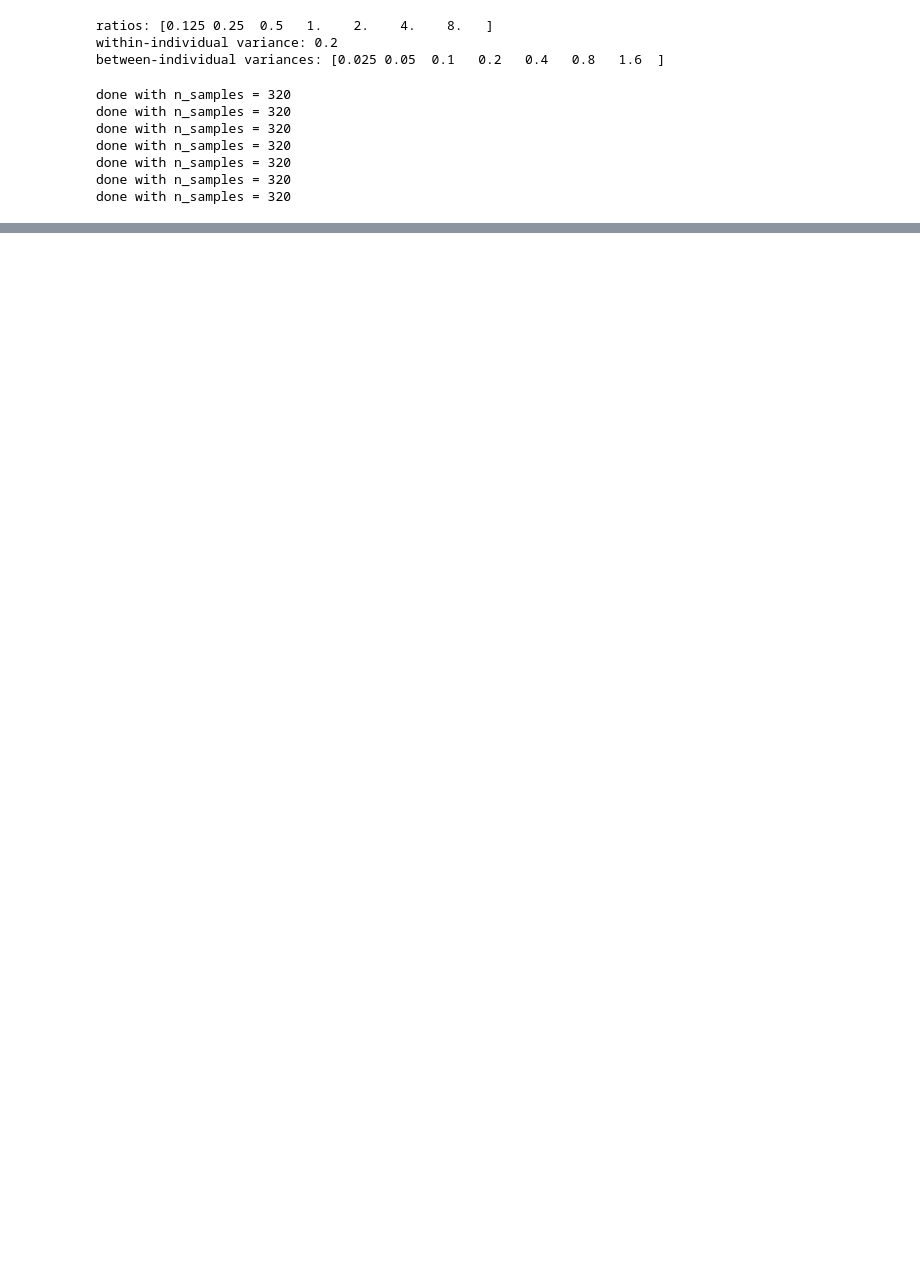
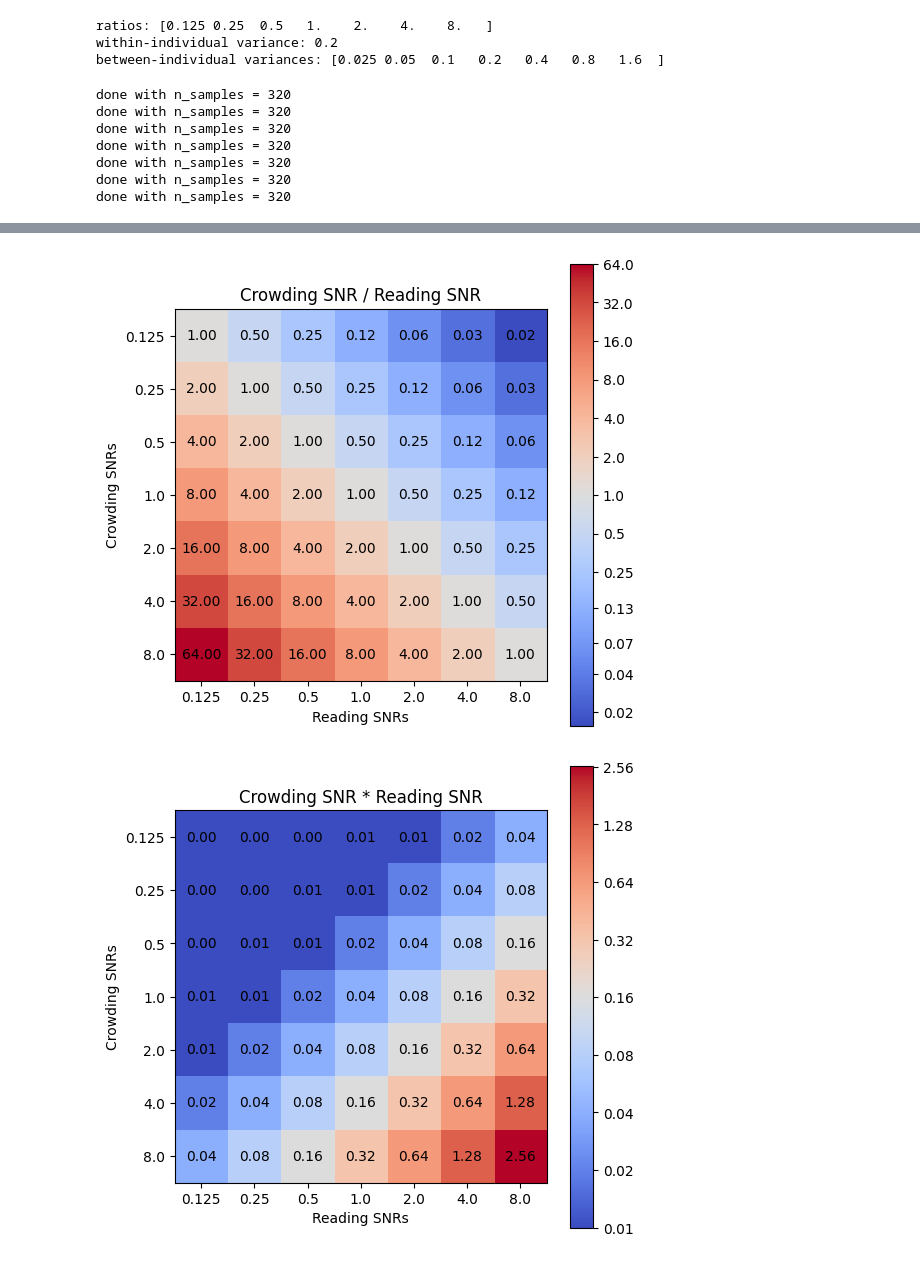
Before and after one commit to fh986/crowding-individual-difference, a Jupyter notebook: simulation_noiseCorrection_crowdingReading_testVariances.ipynb, the cells around one changed output, grey strips where cells are left out. Saved outputs shown, nothing was run; the diff lists cells and outputs as text; code cells hidden in the pictures; blank space fills up the shorter version.

```diff
--- a/simulation_noiseCorrection_crowdingReading_testVariances.ipynb
+++ b/simulation_noiseCorrection_crowdingReading_testVariances.ipynb
@@ -487,8 +488,8 @@ class def_plot_labels:
         self.title = title
         self.x_label = x_label
         self.y_label = y_label
-        self.xticklabels = xticklabels if xticklabels else []
-        self.yticklabels = yticklabels if yticklabels else []
+        self.xticklabels = xticklabels if xticklabels is not None and len(xticklabels) > 0 else []
+        self.yticklabels = yticklabels if yticklabels is not None and len(yticklabels) > 0 else []
         self.cval_min = cval_min if cval_min else None
         self.cval_max = cval_max if cval_max else None
 # %%
@@ -803,0 +841,27 @@ plt.show()
+# %%
+# crowdingSNR_plot_labels = def_plot_labels(title = 'Crowding SNRs')
+# plot_matrix(crowding_btw_var_mtx/within_vars, crowdingSNR_plot_labels, n_ratios)
+
+# readingSNR_plot_labels = def_plot_labels(title = 'Reading SNRs')
+# plot_matrix(reading_btw_var_mtx/within_vars, readingSNR_plot_labels, n_ratios)
+
+reading_label = reading_btw_var_mtx[0,:]/within_vars
+crowding_label = crowding_btw_var_mtx[:,0]/within_vars
+SNR_plot_labels = def_plot_labels(title = 'Crowding SNR / Reading SNR',
+                                    x_label = 'Reading SNRs',
+                                    y_label = 'Crowding SNRs',
+                                    xticklabels = reading_label,
+                                    yticklabels = crowding_label)
+plot_matrix(crowding_btw_var_mtx/reading_btw_var_mtx, SNR_plot_labels, n_ratios)
+
+SNR_plot_labels = def_plot_labels(title = 'Crowding SNR * Reading SNR',
+                                    x_label = 'Reading SNRs',
+                                    y_label = 'Crowding SNRs',
+                                    xticklabels = reading_label,
+                                    yticklabels = crowding_label,
+                                    cval_min = 0.01, cval_max = 2.6)
+
+plot_matrix(crowding_btw_var_mtx*reading_btw_var_mtx, SNR_plot_labels, n_ratios)
+# %% [output]
+[figure, added]
+[figure, added]
```
Also changed, not shown: parts of 30 cells of this notebook.
